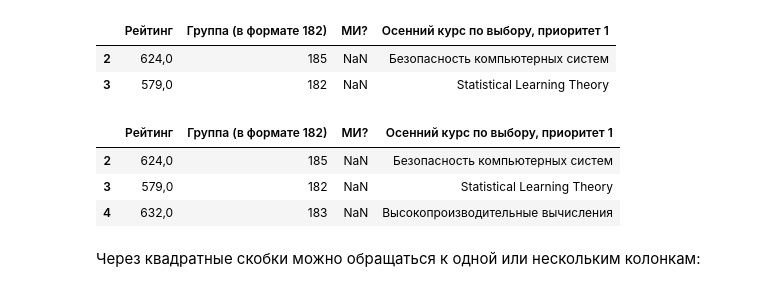
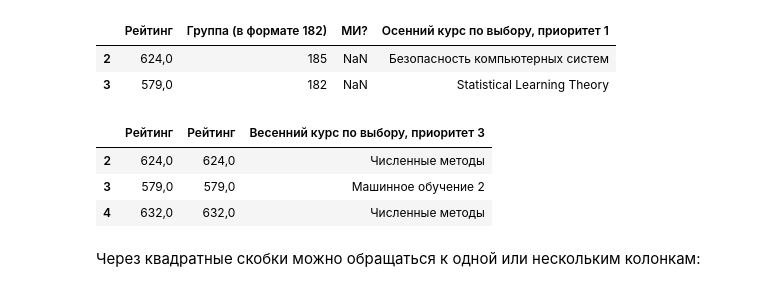
Before and after one commit to Aktsvigun/ml-1-mldis, a Jupyter notebook: seminars/sem01-pandas.ipynb, the cells around one changed output. Saved outputs shown, nothing was run; the diff lists cells and outputs as text; code cells hidden in the pictures.

```diff
--- a/seminars/sem01-pandas.ipynb
+++ b/seminars/sem01-pandas.ipynb
@@ -124,5 +135,5 @@ display(data3.sample(3)), display(data3.sample(3))
 # %% [markdown]
 Если вам очень хочется отобразить все строки таблицы, то можно сделать так:
 # %%
-# pd.options.display.max_rows = 999
-# data3
+pd.options.display.max_rows = 10
+data3
@@ -251,12 +295,12 @@ data3.iloc[2:4,2:6]
 | 2 | 624,0 | 185 | NaN | Безопасность компьютерных систем |
 | 3 | 579,0 | 182 | NaN | Statistical Learning Theory |
 # %%
-data3.loc[2:4, 'Рейтинг':'Осенний курс по выбору, приоритет 1']
+data3.loc[2:4, ['Рейтинг', 'Рейтинг', 'Весенний курс по выбору, приоритет 3']]
 # %% [output]
-|  | Рейтинг | Группа (в формате 182) | МИ? | Осенний курс по выбору, приоритет 1 |
-| 2 | 624,0 | 185 | NaN | Безопасность компьютерных систем |
-| 3 | 579,0 | 182 | NaN | Statistical Learning Theory |
-| 4 | 632,0 | 183 | NaN | Высокопроизводительные вычисления |
+|  | Рейтинг | Рейтинг | Весенний курс по выбору, приоритет 3 |
+| 2 | 624,0 | 624,0 | Численные методы |
+| 3 | 579,0 | 579,0 | Машинное обучение 2 |
+| 4 | 632,0 | 632,0 | Численные методы |
 # %% [markdown]
 Через квадратные скобки можно обращаться к одной или нескольким колонкам:
 # %%
```
Also changed, not shown: parts of 31 cells of this notebook, 5 other files.
